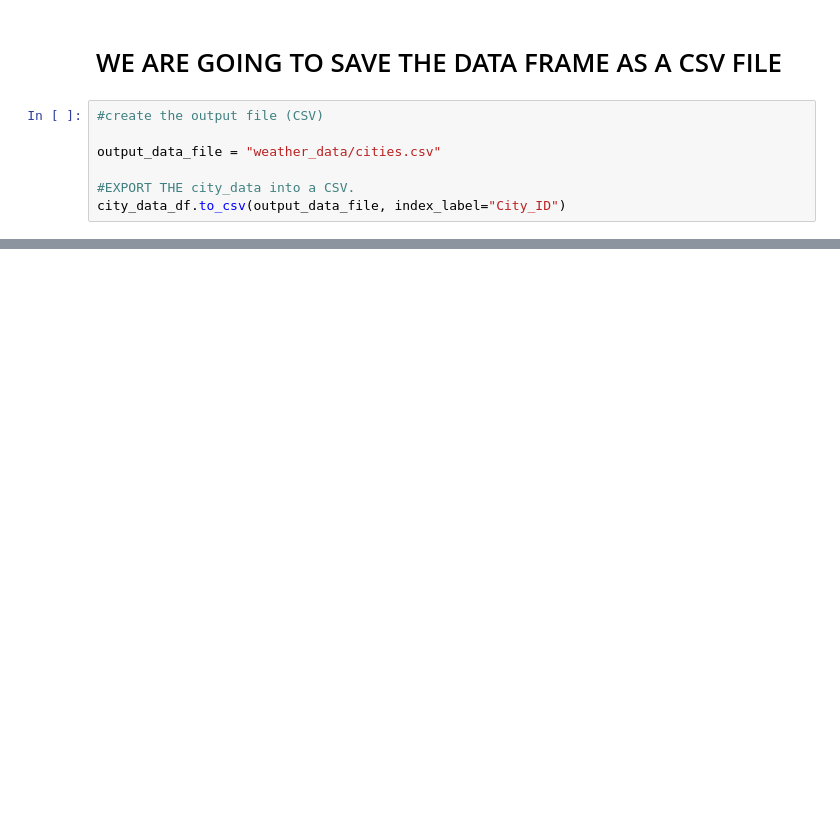
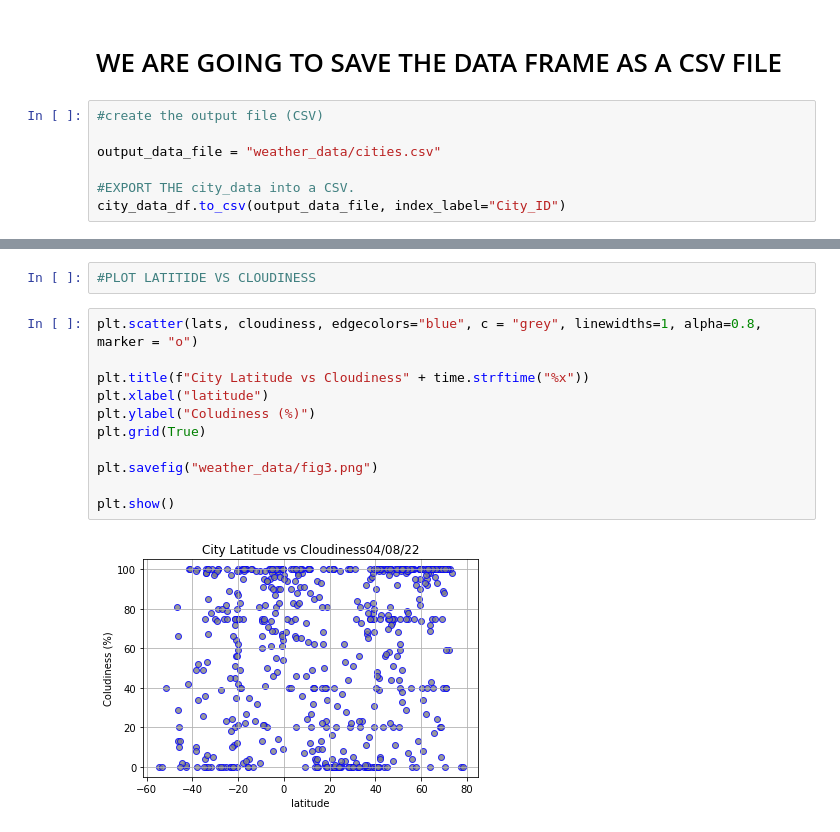
Before and after one commit to mustafaikizler/World_Weather_Analysis, a Jupyter notebook: WeatherPy.ipynb, the cells around one changed output, grey strips where cells are left out. Drawn from its saved outputs; the diff is of its cells as text; blank space fills up the shorter version.

```diff
--- a/WeatherPy.ipynb
+++ b/WeatherPy.ipynb
@@ -189,0 +238,15 @@ city_data_df.to_csv(output_data_file, index_label="City_ID")
+# %%
+#PLOT LATITIDE VS CLOUDINESS
+# %%
+plt.scatter(lats, cloudiness, edgecolors="blue", c = "grey", linewidths=1, alpha=0.8, marker = "o")
+
+plt.title(f"City Latitude vs Cloudiness" + time.strftime("%x"))
+plt.xlabel("latitude")
+plt.ylabel("Coludiness (%)")
+plt.grid(True)
+
+plt.savefig("weather_data/fig3.png")
+
+plt.show()
+# %% [output]
+[figure, added]
```
Also changed, not shown: parts of 6 cells of this notebook, 5 other files.
